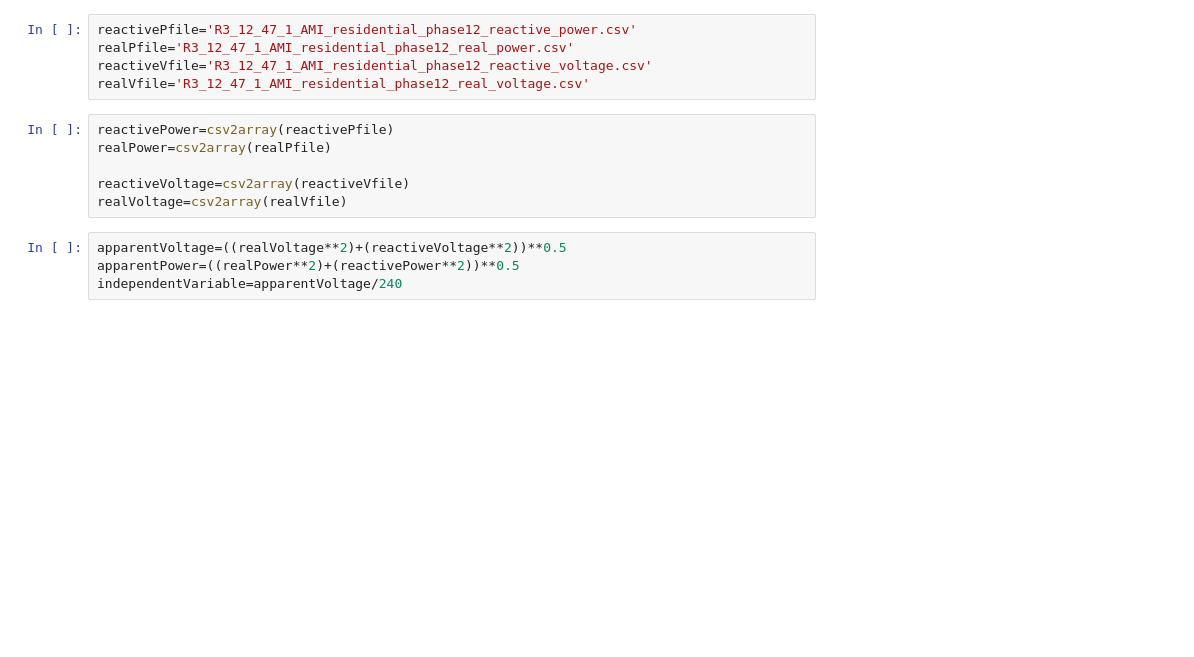
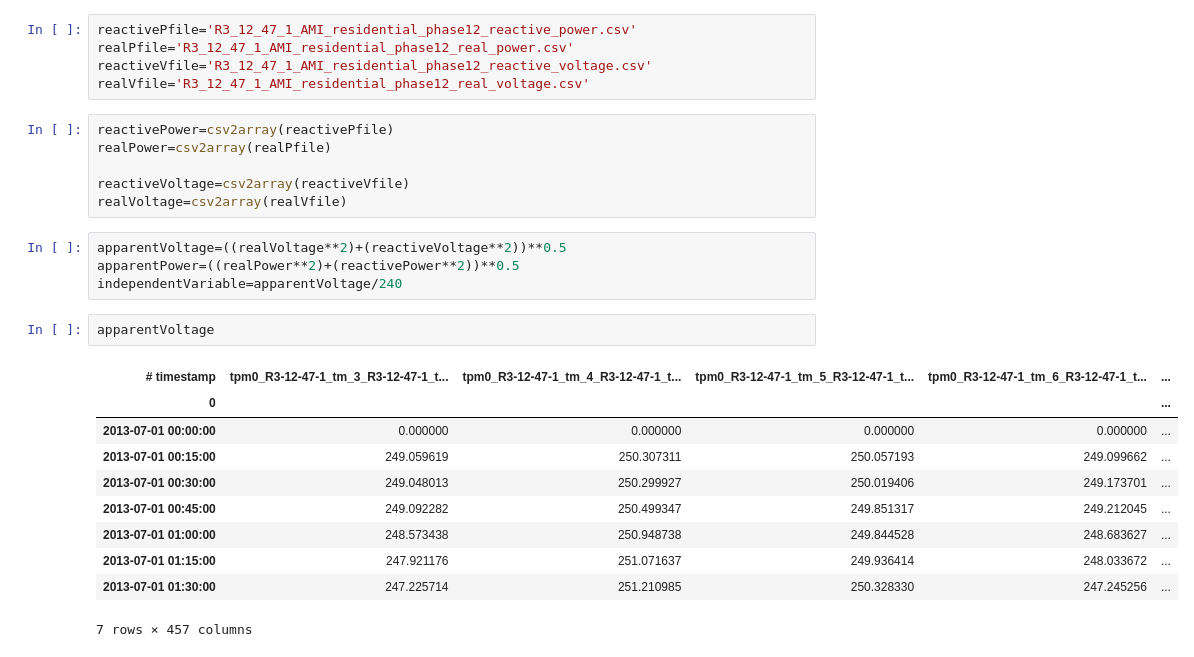
Before and after one commit to GRIDAPPSD/GOSS-GridAPPS-D, a Jupyter notebook: applications/python/pyVVO/ami2zip/amiZip.ipynb, the cells around one changed output. Drawn from its saved outputs; the diff is of its cells as text; blank space fills up the shorter version.

```diff
--- a/applications/python/pyVVO/ami2zip/amiZip.ipynb
+++ b/applications/python/pyVVO/ami2zip/amiZip.ipynb
@@ -140,3 +140,16 @@ realVoltage=csv2array(realVfile)
 apparentVoltage=((realVoltage**2)+(reactiveVoltage**2))**0.5
 apparentPower=((realPower**2)+(reactivePower**2))**0.5
 independentVariable=apparentVoltage/240
+# %%
+apparentVoltage
+# %% [output]
+| # timestamp | tpm0_R3-12-47-1_tm_3_R3-12-47-1_t... | tpm0_R3-12-47-1_tm_4_R3-12-47-1_t... | tpm0_R3-12-47-1_tm_5_R3-12-47-1_t... | tpm0_R3-12-47-1_tm_6_R3-12-47-1_t... | ... |
+| 0 |  |  |  |  | ... |
+| 2013-07-01 00:00:00 | 0.000000 | 0.000000 | 0.000000 | 0.000000 | ... |
+| 2013-07-01 00:15:00 | 249.059619 | 250.307311 | 250.057193 | 249.099662 | ... |
+| 2013-07-01 00:30:00 | 249.048013 | 250.299927 | 250.019406 | 249.173701 | ... |
+| 2013-07-01 00:45:00 | 249.092282 | 250.499347 | 249.851317 | 249.212045 | ... |
+| 2013-07-01 01:00:00 | 248.573438 | 250.948738 | 249.844528 | 248.683627 | ... |
+| 2013-07-01 01:15:00 | 247.921176 | 251.071637 | 249.936414 | 248.033672 | ... |
+| 2013-07-01 01:30:00 | 247.225714 | 251.210985 | 250.328330 | 247.245256 | ... |
+7 rows × 457 columns
```
Also changed, not shown: parts of 2 cells of this notebook.
